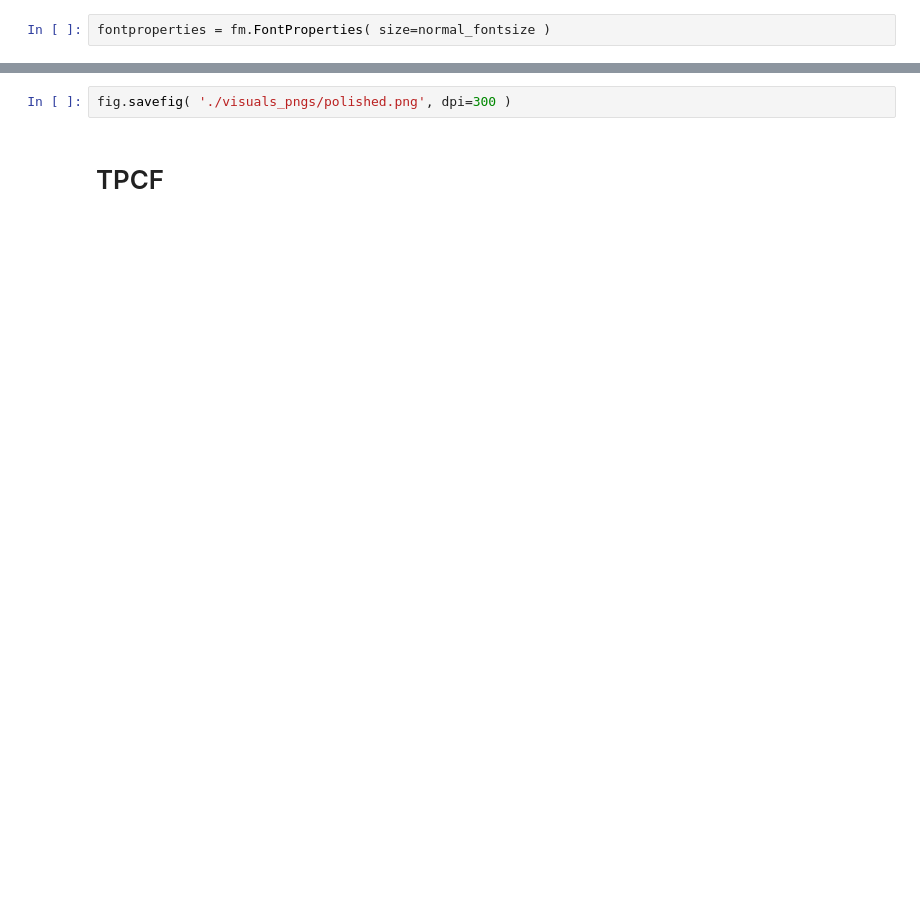
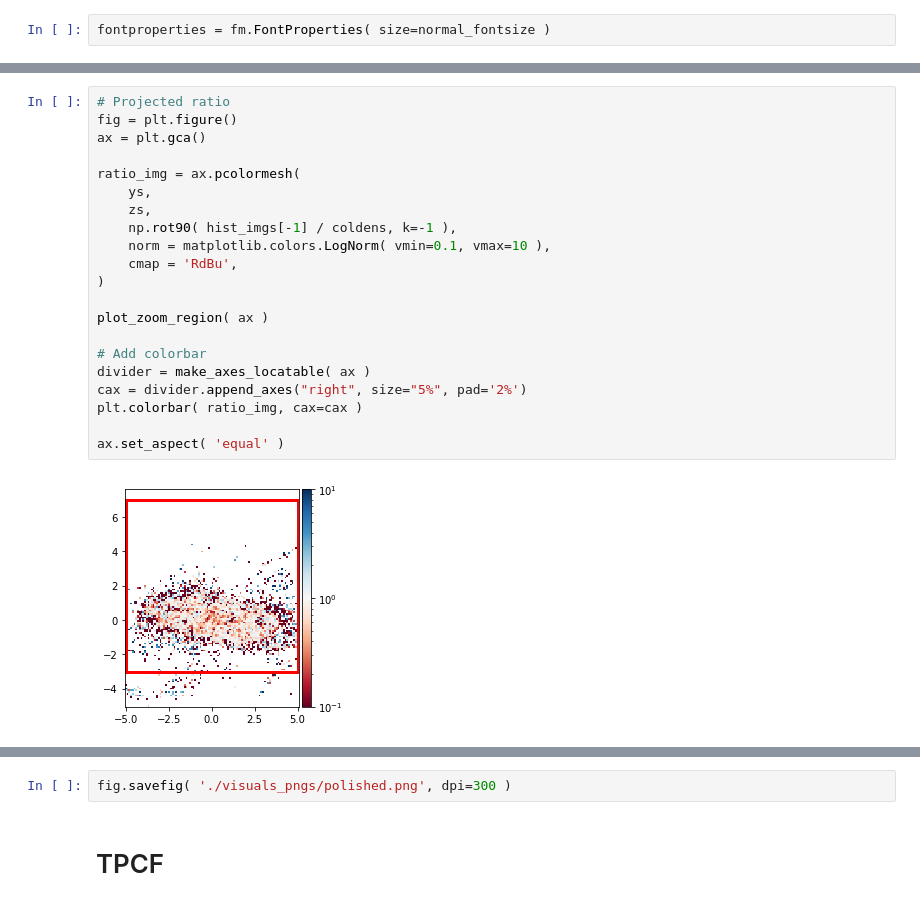
Before and after one commit to chanhhao/healpyt, a Jupyter notebook: trident_column_densities.ipynb, the cells around one changed output, grey strips where cells are left out. Drawn from its saved outputs; the diff is of its cells as text; blank space fills up the shorter version.

```diff
--- a/trident_column_densities.ipynb
+++ b/trident_column_densities.ipynb
@@ -284,0 +469,23 @@ fontproperties = fm.FontProperties( size=normal_fontsize )
+# %%
+# Projected ratio
+fig = plt.figure()
+ax = plt.gca()
+
+ratio_img = ax.pcolormesh(
+    ys,
+    zs,
+    np.rot90( hist_imgs[-1] / coldens, k=-1 ),
+    norm = matplotlib.colors.LogNorm( vmin=0.1, vmax=10 ),
+    cmap = 'RdBu',
+)
+
+plot_zoom_region( ax )
+
+# Add colorbar
+divider = make_axes_locatable( ax )
+cax = divider.append_axes("right", size="5%", pad='2%')
+plt.colorbar( ratio_img, cax=cax )
+
+ax.set_aspect( 'equal' )
+# %% [output]
+[figure, added]
```
Also changed, not shown: parts of 36 cells of this notebook.
